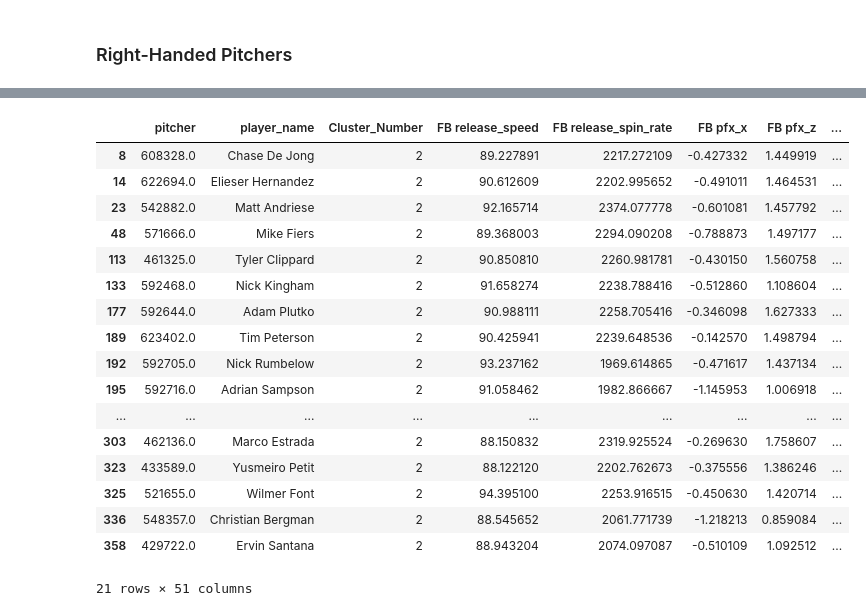
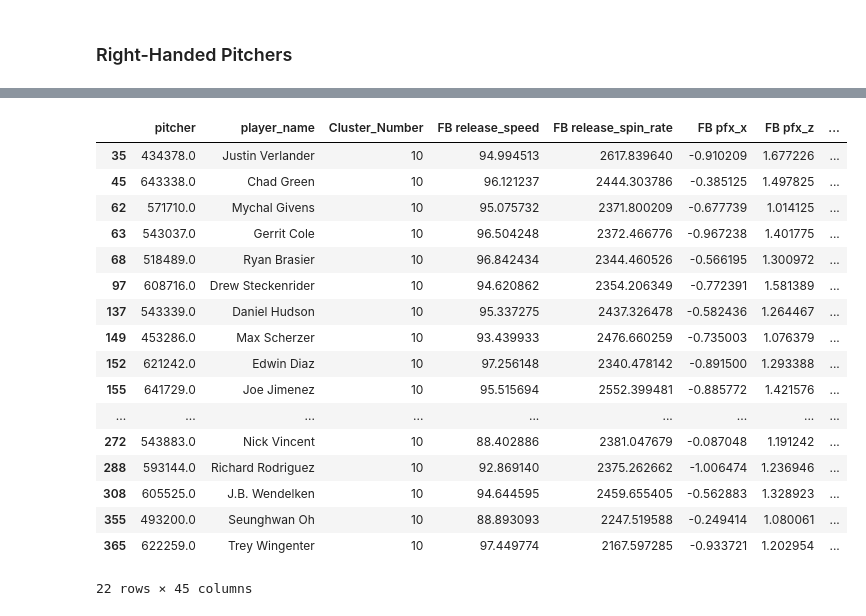
Before and after one commit to chrisjackson4256/MLBPitcherFamilies, a Jupyter notebook: PitcherFamilies.ipynb, the cells around one changed output, grey strips where cells are left out. Drawn from its saved outputs; the diff is of its cells as text; code cells hidden in the pictures.

Commit message:
updated features used in clustering

```diff
--- a/PitcherFamilies.ipynb
+++ b/PitcherFamilies.ipynb
@@ -26,26 +26,49 @@ train_data_dates = [('2015-04-05', '2015-10-04'),      # 2015 data
 # %% [markdown]
 ### Get the Outcome Style Data (Groundball/flyball rates, strike percentages, whiff rates, etc.)
 # %%
+# scrape the data from baseball savant
 pitcher_season_stats = pitching_stats(2018)
 
-cols_to_keep = ['Name', 'Strikes', 'Pitches', 'K/9', 'BB/9', 'K/BB', 'H/9', 'HR/9', 'AVG', 'WHIP', 'FIP',
-                'GB/FB', 'LD%', 'GB%', 'IFFB%', 'HR/FB', 'O-Swing%', 'Z-Swing%', 'Swing%', 'O-Contact%',
-                'Z-Contact%', 'Contact%', 'Zone%', 'F-Strike%', 'SwStr%']
+# select the features that we want to use to categorize the pitchers... questions we want to answer:
+#   - are they strike throwers?
+#   - do they allow a lot of baserunners?
+#   - groundball or flyball pitcher?
+#   - are they swing and miss guys (inside and outside of the zone)?
+cols_to_keep = ['Name', 'Strikes', 'Pitches',
+                'K/9', 'BB/9',  'H/9', 'HR/9', #'AVG', 'WHIP', 'FIP', 'K/BB', 'HR/FB',
+                'GB/FB', 'LD%', 'GB%',
+                'O-Swing%', 'Z-Swing%', 'Swing%',
+                'O-Contact%', 'Z-Contact%', 'Contact%',
+                'Zone%', 'F-Strike%', 'SwStr%']
 pitcher_season_stats = pitcher_season_stats[cols_to_keep]
 
-# keep only pitchers with at least 200 pitches in a season
+# keep only pitchers with at least 200 pitches in a season... try to weed out the noise, but keep short relievers
 pitcher_season_stats = pitcher_season_stats[pitcher_season_stats['Pitches'] >= 200]
 
+# compute the percentage of pitches that are strikes
 pitcher_season_stats['Strike Pct'] = pitcher_season_stats['Strikes'] / pitcher_season_stats['Pitches']
 pitcher_season_stats.drop(['Strikes', 'Pitches'], axis=1, inplace=True)
 
 # use the GB/FB ratio to compute the OF flyball pct
-pitcher_season_stats['OFFB%'] = (pitcher_season_stats['GB%'] / pitcher_season_stats['GB/FB']) - pitcher_season_stats['IFFB%']
+pitcher_season_stats['Flyball%'] = (pitcher_season_stats['GB%'] / pitcher_season_stats['GB/FB'])
 
 # drop the GB/FB ratio
-pitcher_season_stats.drop('GB/FB', axis=1, inplace=True)
+pitcher_season_stats.drop(['GB/FB'], axis=1, inplace=True)
 
-pitcher_season_stats.rename(columns={'Name': 'player_name'}, inplace=True)
+# rename the Name column so we can merge on it later... and the hit ball types to make them more readable
+pitcher_season_stats.rename(columns={'Name': 'player_name',
+                                     'GB%': 'Groundball%',
+                                     'LD%': 'Linedrive%'}, inplace=True)
 
+# reorder the columns
+pitcher_season_stats = pitcher_season_stats[[
+    'player_name', 'Strike Pct', 'K/9', 'BB/9', 'H/9', 'HR/9',
+    'Linedrive%', 'Groundball%', 'Flyball%',
+    'O-Swing%', 'Z-Swing%', 'Swing%',
+    'O-Contact%', 'Z-Contact%', 'Contact%',
+    'Zone%', 'F-Strike%', 'SwStr%',
+       ]]
+
+print(f"Number of features: {pitcher_season_stats.shape[1]-1}")
 pitcher_season_stats.head()
 # %% [output]
@@ -63,8 +98,9 @@ pitcher_season_stats.head()
 pitch_by_pitch_data = statcast(start_dt='2018-03-29', end_dt='2018-10-01')
 
 # choose the columns we want to use for identifying Families
-cols_to_keep = ['pitcher', 'player_name', 'p_throws', 'pitch_type', 'release_speed', 'release_pos_x', 'release_pos_z',
-                'release_spin_rate', 'pfx_x', 'pfx_z', 'plate_x', 'plate_z']
+cols_to_keep = ['pitcher', 'player_name', 'p_throws',
+                'pitch_type', 'release_speed', 'release_pos_x', 'release_pos_z', 'release_spin_rate',
+                'pfx_x', 'pfx_z', 'plate_x', 'plate_z']
 pitch_by_pitch_data = pitch_by_pitch_data[cols_to_keep]
 
 # make sure pitcher ID's are ints
@@ -516,21 +550,21 @@ for col in rh_pitchers_clusters.columns.tolist()[3:]:
 # %%
-rh_pitchers_clusters[rh_pitchers_clusters['Cluster_Number'] == 2]
+rh_pitchers_clusters[rh_pitchers_clusters['Cluster_Number'] == 10]
 # %% [output]
 |  | pitcher | player_name | Cluster_Number | FB release_speed | FB release_spin_rate | FB pfx_x | FB pfx_z | ... |
-| 8 | 608328.0 | Chase De Jong | 2 | 89.227891 | 2217.272109 | -0.427332 | 1.449919 | ... |
-| 14 | 622694.0 | Elieser Hernandez | 2 | 90.612609 | 2202.995652 | -0.491011 | 1.464531 | ... |
-| 23 | 542882.0 | Matt Andriese | 2 | 92.165714 | 2374.077778 | -0.601081 | 1.457792 | ... |
-| 48 | 571666.0 | Mike Fiers | 2 | 89.368003 | 2294.090208 | -0.788873 | 1.497177 | ... |
-| 113 | 461325.0 | Tyler Clippard | 2 | 90.850810 | 2260.981781 | -0.430150 | 1.560758 | ... |
-| 133 | 592468.0 | Nick Kingham | 2 | 91.658274 | 2238.788416 | -0.512860 | 1.108604 | ... |
-| 177 | 592644.0 | Adam Plutko | 2 | 90.988111 | 2258.705416 | -0.346098 | 1.627333 | ... |
-| 189 | 623402.0 | Tim Peterson | 2 | 90.425941 | 2239.648536 | -0.142570 | 1.498794 | ... |
-| 192 | 592705.0 | Nick Rumbelow | 2 | 93.237162 | 1969.614865 | -0.471617 | 1.437134 | ... |
-| 195 | 592716.0 | Adrian Sampson | 2 | 91.058462 | 1982.866667 | -1.145953 | 1.006918 | ... |
+| 35 | 434378.0 | Justin Verlander | 10 | 94.994513 | 2617.839640 | -0.910209 | 1.677226 | ... |
+| 45 | 643338.0 | Chad Green | 10 | 96.121237 | 2444.303786 | -0.385125 | 1.497825 | ... |
+| 62 | 571710.0 | Mychal Givens | 10 | 95.075732 | 2371.800209 | -0.677739 | 1.014125 | ... |
+| 63 | 543037.0 | Gerrit Cole | 10 | 96.504248 | 2372.466776 | -0.967238 | 1.401775 | ... |
+| 68 | 518489.0 | Ryan Brasier | 10 | 96.842434 | 2344.460526 | -0.566195 | 1.300972 | ... |
+| 97 | 608716.0 | Drew Steckenrider | 10 | 94.620862 | 2354.206349 | -0.772391 | 1.581389 | ... |
+| 137 | 543339.0 | Daniel Hudson | 10 | 95.337275 | 2437.326478 | -0.582436 | 1.264467 | ... |
+| 149 | 453286.0 | Max Scherzer | 10 | 93.439933 | 2476.660259 | -0.735003 | 1.076379 | ... |
+| 152 | 621242.0 | Edwin Diaz | 10 | 97.256148 | 2340.478142 | -0.891500 | 1.293388 | ... |
+| 155 | 641729.0 | Joe Jimenez | 10 | 95.515694 | 2552.399481 | -0.885772 | 1.421576 | ... |
 | ... | ... | ... | ... | ... | ... | ... | ... | ... |
-| 303 | 462136.0 | Marco Estrada | 2 | 88.150832 | 2319.925524 | -0.269630 | 1.758607 | ... |
-| 323 | 433589.0 | Yusmeiro Petit | 2 | 88.122120 | 2202.762673 | -0.375556 | 1.386246 | ... |
-| 325 | 521655.0 | Wilmer Font | 2 | 94.395100 | 2253.916515 | -0.450630 | 1.420714 | ... |
-| 336 | 548357.0 | Christian Bergman | 2 | 88.545652 | 2061.771739 | -1.218213 | 0.859084 | ... |
-| 358 | 429722.0 | Ervin Santana | 2 | 88.943204 | 2074.097087 | -0.510109 | 1.092512 | ... |
+| 272 | 543883.0 | Nick Vincent | 10 | 88.402886 | 2381.047679 | -0.087048 | 1.191242 | ... |
+| 288 | 593144.0 | Richard Rodriguez | 10 | 92.869140 | 2375.262662 | -1.006474 | 1.236946 | ... |
+| 308 | 605525.0 | J.B. Wendelken | 10 | 94.644595 | 2459.655405 | -0.562883 | 1.328923 | ... |
+| 355 | 493200.0 | Seunghwan Oh | 10 | 88.893093 | 2247.519588 | -0.249414 | 1.080061 | ... |
+| 365 | 622259.0 | Trey Wingenter | 10 | 97.449774 | 2167.597285 | -0.933721 | 1.202954 | ... |
-21 rows × 51 columns
+22 rows × 45 columns
```
Also changed, not shown: parts of 13 cells of this notebook.
